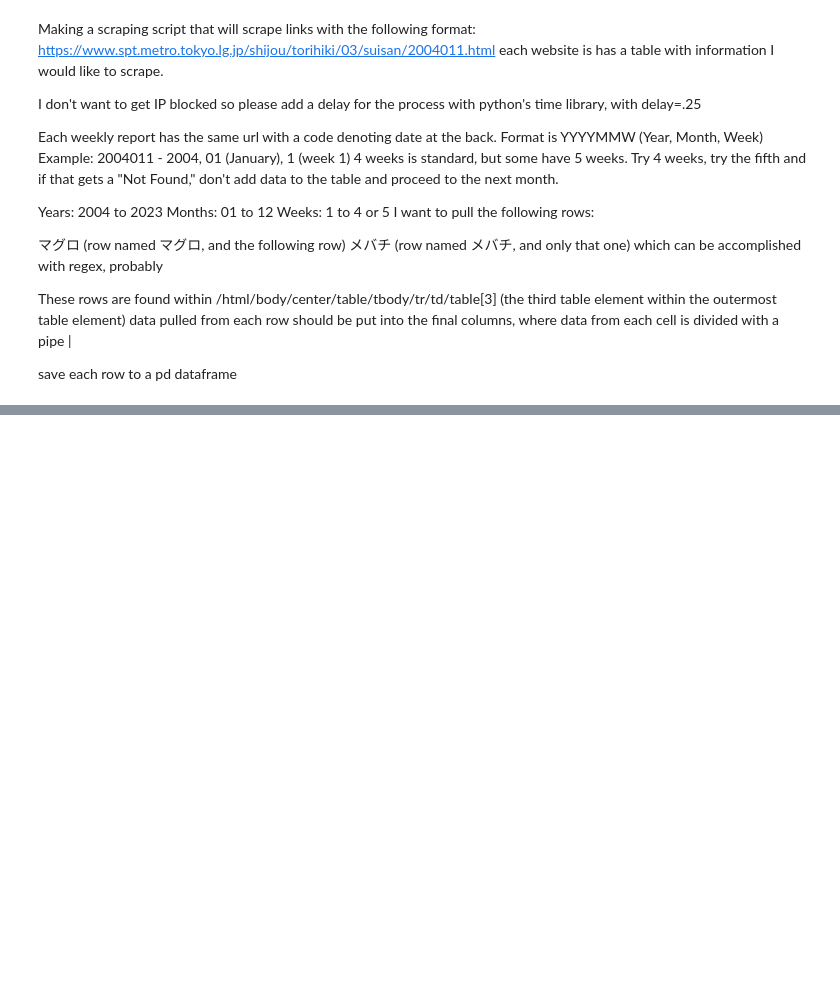
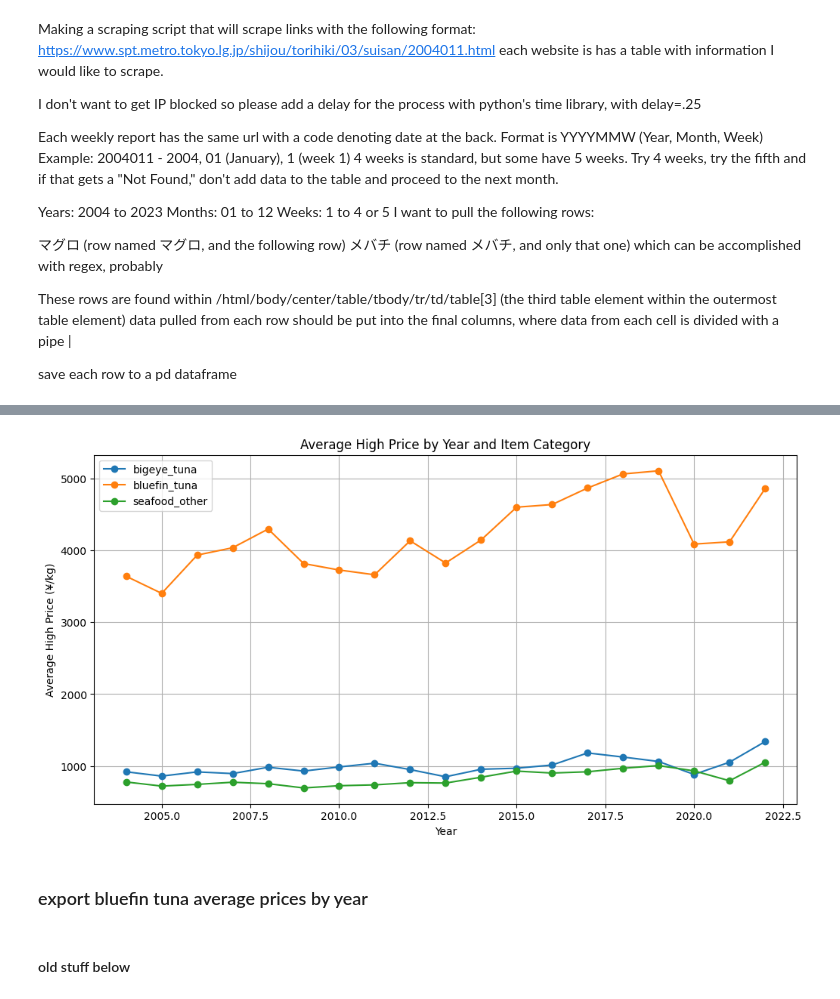
Before and after one commit to nmolnar-parsons/thesis, a Jupyter notebook: data-wrangling/scrape_toyosu.ipynb, the cells around one changed output, grey strips where cells are left out. Cells and saved outputs as stored; diff of their text form; code cells hidden in the pictures; blank space fills up the shorter version.

```diff
--- a/data-wrangling/scrape_toyosu.ipynb
+++ b/data-wrangling/scrape_toyosu.ipynb
@@ -446,0 +775,27 @@ df.head(10)
+# %%
+#combine non-マグロ and non-メバチ items into "seafood_other"
+def categorize_item(item):
+    if item == "マグロ":
+        return "bluefin_tuna"
+    elif item == "メバチ":
+        return "bigeye_tuna"
+    else:
+        return "seafood_other"
+
+df_prep_for_average_price = df.copy()
+df_prep_for_average_price["item_category"] = df_prep_for_average_price["item"].apply(categorize_item)
+df_prep_for_average_price.head(10)
+
+#for each year, get the average price_high, price_mid, price_low for
+    #マグロ
+    #メバチ
+    #and then average of everything else combined (excluding マグロ and メバチ) as "seafood_other"
+
+df_avg_prices = df_prep_for_average_price.groupby(["year", "item_category"]).agg({
+    "price_high": "mean",
+    "price_mid": "mean",
+    "price_low": "mean",
+}).reset_index()
+#convert prices
+
+df_avg_prices.head(20)
@@ -446,0 +820,16 @@ df.head(10)
+# %%
+#graph the average price_high for マグロ, メバチ, and seafood_other over time (by year)
+plt.figure(figsize=(12, 6))
+for category in df_avg_prices["item_category"].unique():
+    subset = df_avg_prices[df_avg_prices["item_category"] == category]
+    plt.plot(subset["year"], subset["price_mid"], marker="o", label=category)
+plt.title("Average High Price by Year and Item Category")
+plt.xlabel("Year")
+plt.ylabel("Average High Price (¥/kg)")
+plt.legend()
+plt.grid()
+plt.show()
+# %% [output]
+[figure, added]
+# %% [markdown]
+### export bluefin tuna average prices by year
@@ -447,3 +839,5 @@ df.head(10)
+# %% [markdown]
+#### old stuff below
 # %%
 #get only マグロ rows from each week along with volume_tonnes, price_high, price_mid, price_low, and origin
 df_tonne_price_only = df[df["row_type"] == "tuna"][["year", "month", "week", "origin", "volume_tonnes", "price_high", "price_mid", "price_low"]]
```
Also changed, not shown: parts of 30 cells of this notebook, 9 other files.
